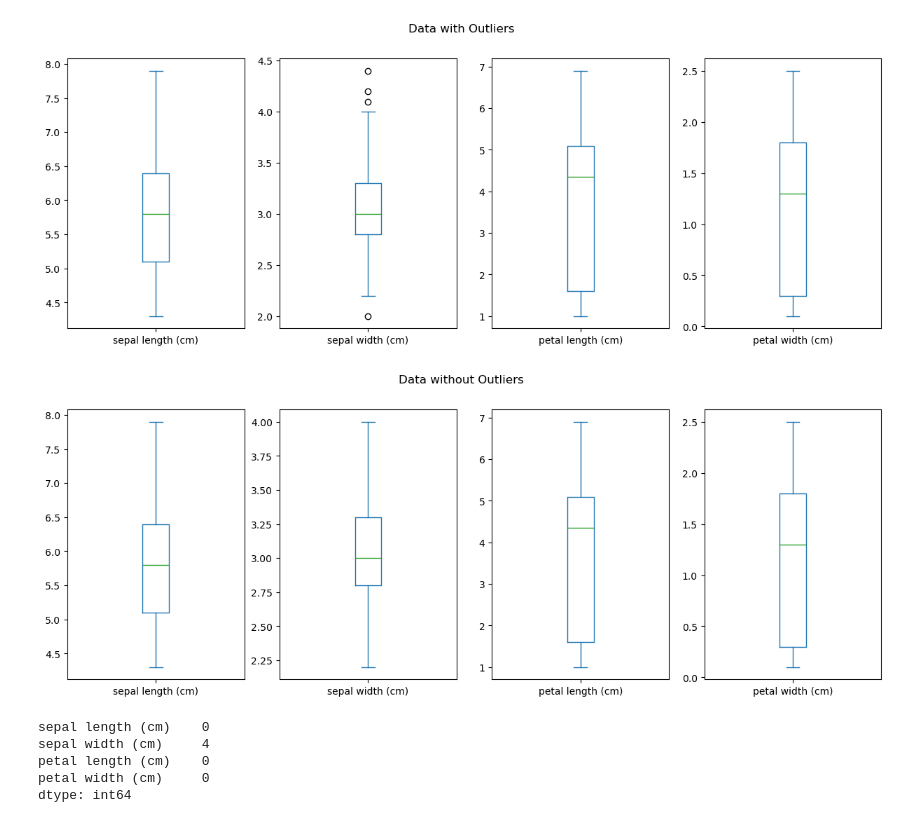
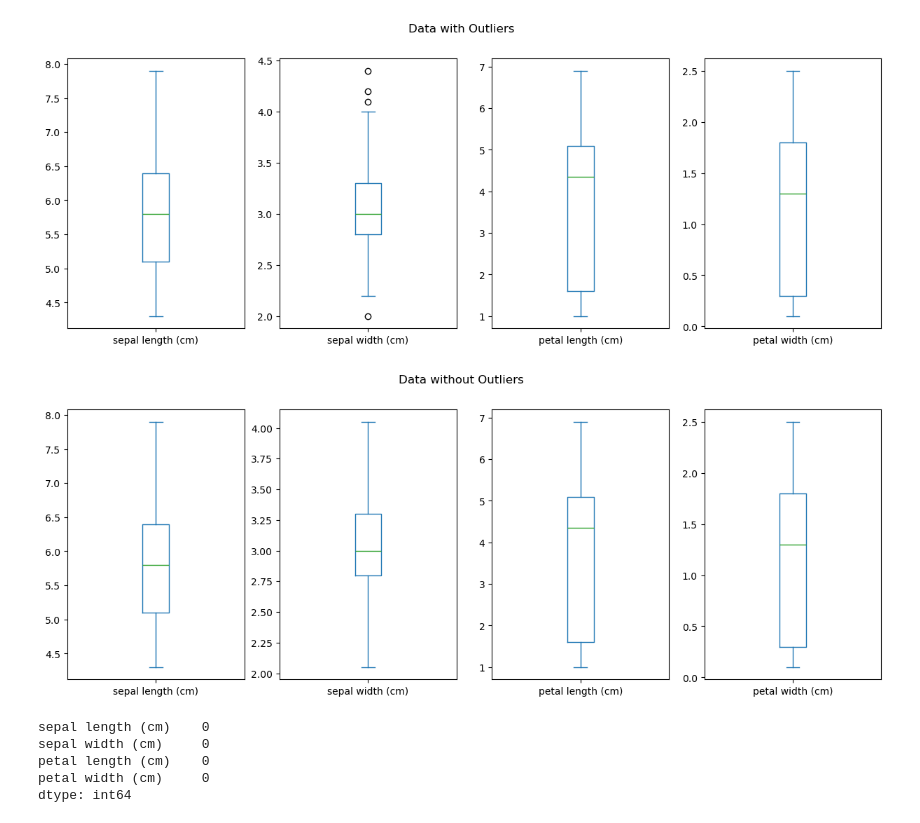
Before and after one commit to CodexploreRepo/machine-learning-101, a Jupyter notebook: notebooks/tutorial/outlier_removal.ipynb, the cells around one changed output. Cells and saved outputs as stored; diff of their text form; code cells hidden in the pictures.

Commit message:
update the outlier removal

```diff
--- a/notebooks/tutorial/outlier_removal.ipynb
+++ b/notebooks/tutorial/outlier_removal.ipynb
@@ -85,13 +85,19 @@ iris_df.head()
 | 4 | 5.0 | 3.6 | 1.4 | 0.2 |
 # %%
 class OutlierRemover(BaseEstimator,TransformerMixin):
-    def __init__(self,factor=1.5):
+    def __init__(self,factor=1.5, lower_quantile=0.25, upper_quantile=0.75,replace_method="NaN"):
+        replace_methods = ["NaN", "Bounded"]
         self.factor = factor
-
+        self.lower_quantile = lower_quantile
+        self.upper_quantile = upper_quantile
+        if replace_method not in replace_methods:
+            raise ValueError(f"replace_method should be {replace_methods}")
+        else:
+            self.replace_method = replace_method
     def outlier_detector(self,X,y=None):
         X = pd.Series(X).copy()
-        q1 = X.quantile(0.25)
-        q3 = X.quantile(0.75)
+        q1 = X.quantile(self.lower_quantile)
+        q3 = X.quantile(self.upper_quantile)
         iqr = q3 - q1
         self.lower_bound.append(q1 - (self.factor * iqr))
         self.upper_bound.append(q3 + (self.factor * iqr))
@@ -102,12 +108,18 @@ class OutlierRemover(BaseEstimator,TransformerMixin):
         X.apply(self.outlier_detector)
         return self
 
-    def transform(self,X,y=None):
+    def transform(self,X, y=None):
         X = pd.DataFrame(X).copy()
+
         for i in range(X.shape[1]):
             x = X.iloc[:, i].copy()
-            x[(x < self.lower_bound[i]) | (x > self.upper_bound[i])] = np.nan
+            if self.replace_method == "NaN":
+                x[(x < self.lower_bound[i]) | (x > self.upper_bound[i])] = np.nan
+            if self.replace_method== "Bounded":
+                x[(x < self.lower_bound[i])] = self.lower_bound[i]
+                x[(x > self.upper_bound[i])] = self.upper_bound[i]
             X.iloc[:, i] = x
+
         return X
 
 outlier_remover = OutlierRemover()
@@ -118,22 +130,22 @@ iris_df.plot(kind="box",subplots=True,figsize=(15,5),title="Data with Outliers")
 # %%
 outlier_remover = OutlierRemover()
 
 #ColumnTransformer to remove outliers
-ct = ColumnTransformer(transformers=[['outlier_remover',OutlierRemover(), iris_df.columns]],remainder='passthrough')
+ct = ColumnTransformer(transformers=[['outlier_remover',OutlierRemover(lower_quantile=0.25, upper_quantile=0.75, replace_method="Bounded"), iris_df.columns]],remainder='passthrough')
 
 #iris data after outlier removal
 data_without_outliers = pd.DataFrame(ct.fit_transform(iris_df),columns=iris_df.columns)
 
 #iris data box plot after outlier removal
 data_without_outliers.plot(kind="box",subplots=True,figsize=(15,5),title="Data without Outliers");
 # %% [output]
-[figure, old version]
+[figure, new version]
 # %%
 # 4 outliers are removed from SepalWidthCm, other columns stayed the same as they have no outliers.
 data_without_outliers.isnull().sum()
 # %% [output]
 sepal length (cm)    0
-sepal width (cm)     4
+sepal width (cm)     0
 petal length (cm)    0
 petal width (cm)     0
 dtype: int64
```
Also changed, not shown: 2 other files.
